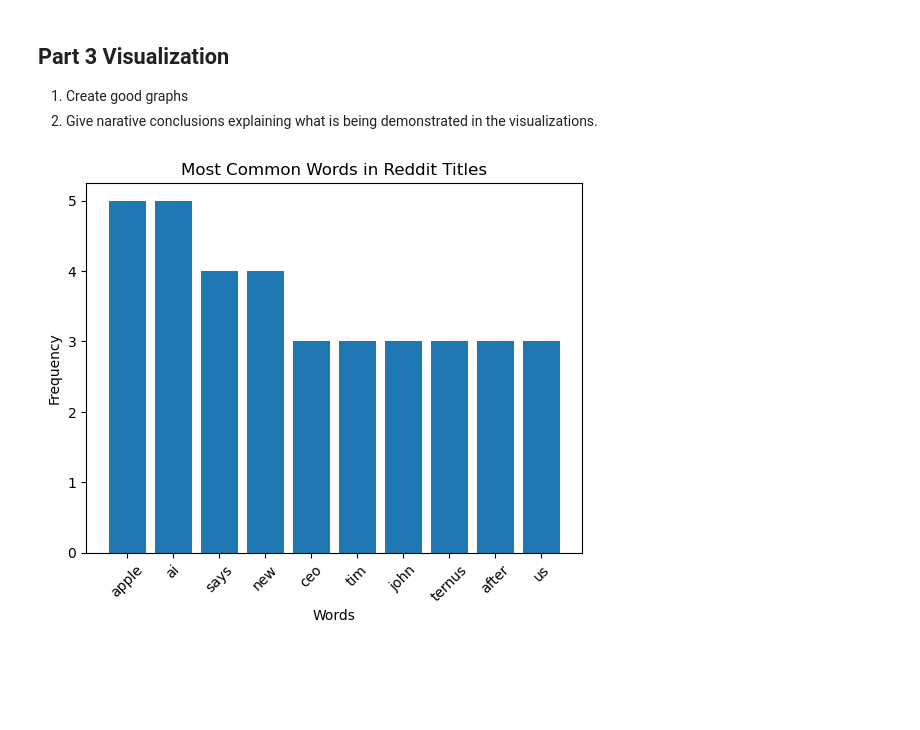
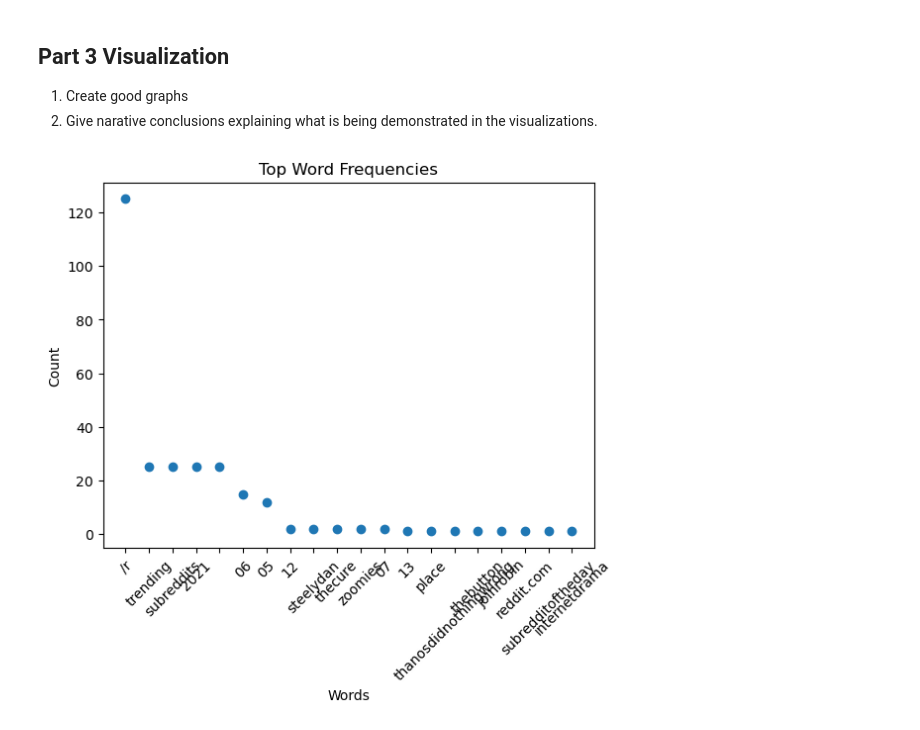
Before and after one commit to noshitha06/Final_project, a Jupyter notebook: 002project-final.ipynb, the cells around one changed output. Cells and saved outputs as stored; diff of their text form; code cells hidden in the pictures; blank space fills up the shorter version.

Commit message:
changed
added spacy and changed url and added
scatterplot

```diff
--- a/002project-final.ipynb
+++ b/002project-final.ipynb
@@ -29,7 +29,8 @@ All code for your project will be recorded in this note book. Create extra code
 # Part 1: Put code here
 
 import requests
-url = "https://www.reddit.com/r/technology.json"
+
+url ="https://www.reddit.com/r/trendingsubreddits.json"
 
 headers = {
     "User-Agent": "my project"
@@ -96,33 +94,29 @@ print(top_words)
 
 1. Create good graphs
 2. Give narative conclusions explaining what is being demonstrated in the visualizations.
-# %%
-#Part 3: Put code here
-
-import matplotlib.pyplot as plt
-
-# Separate
-words = []
-counts = []
-
-for word, count in top_words:
-    words.append(word)
-    counts.append(count)
-
-# Create bar chart
-plt.bar(words, counts)
-
-
-plt.xlabel("Words")
-plt.ylabel("Frequency")
-plt.title("Most Common Words in Reddit Titles")
-
-
-plt.xticks(rotation=45)
-
-plt.show()
-# %% [output]
-[figure, removed]
+# %%
+import matplotlib.pyplot as plt
+
+# get top 20 words
+top_words = word_count.most_common(20)
+
+words = [item[0] for item in top_words]
+counts = [item[1] for item in top_words]
+
+# scatter plot
+plt.scatter(range(len(words)), counts)
+
+# labels
+plt.xlabel("Words")
+plt.ylabel("Count")
+plt.title("Top Word Frequencies")
+
+# show word labels on x-axis
+plt.xticks(range(len(words)), words, rotation=45)
+
+plt.show()
+# %% [output]
+[figure, added]
 # %%
 # Data Manipulation
 
```
Also changed, not shown: parts of 1 cell of this notebook, 1 other file.
